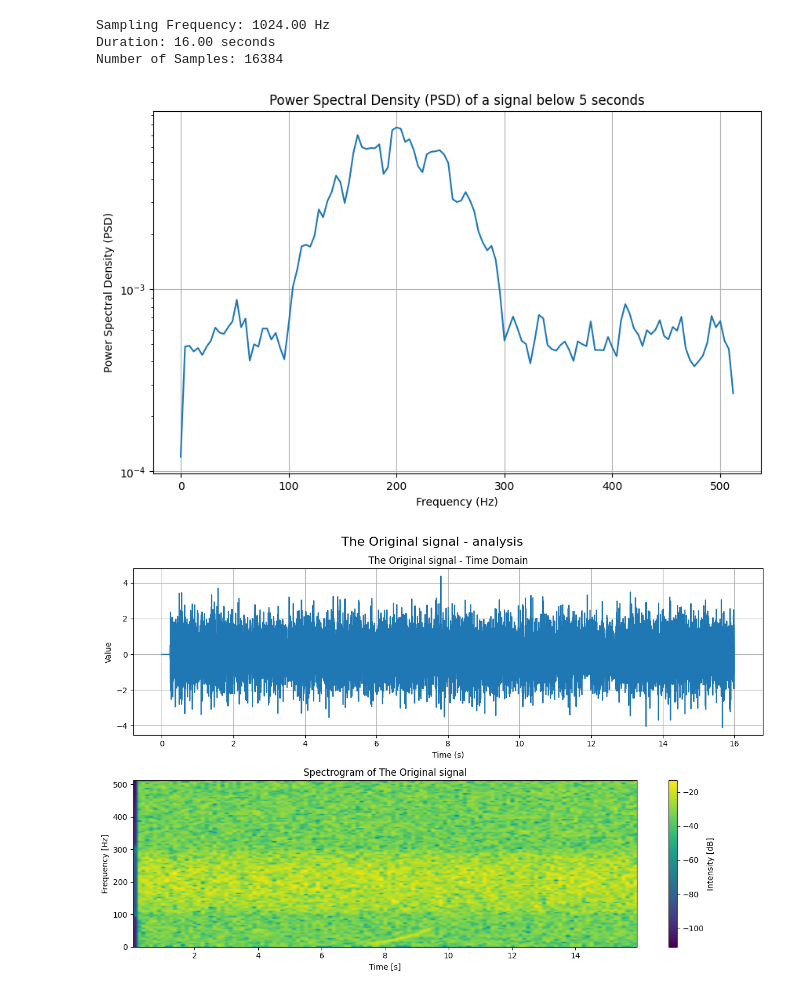
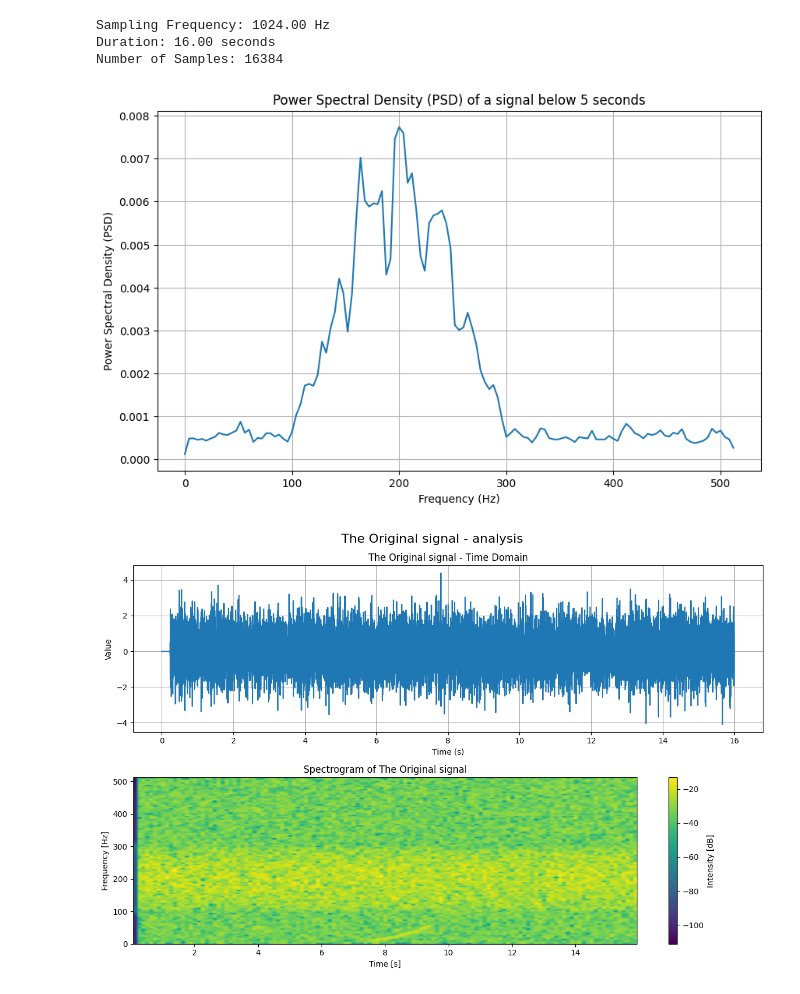
Before and after one commit to clara-lzy/summerschool, a Jupyter notebook: lab3_part2_Tasks.ipynb, the cells around one changed output. Cells and saved outputs as stored; diff of their text form; code cells hidden in the pictures.

```diff
--- a/lab3_part2_Tasks.ipynb
+++ b/lab3_part2_Tasks.ipynb
@@ -34,35 +34,35 @@ def whitening(freq_vec, psd_vec,signal_vec,samp_freq):#the filter using a two-si
     sqrt_psd = np.sqrt(psd_vec)
 
     # Design FIR filter using firwin2
     fltr_order=500
     b = signal.firwin2(fltr_order + 1, freq_vec, 1/sqrt_psd, fs=samp_freq)
 
     # Pass through the designed filter and scale
     output = signal.fftconvolve(signal_vec,b, mode='same')
 
     return output
 
 
 'Estimate the PSD of noise with using a signal below 5 seconds------------'
 
 for i in range(len(sampling_times)):
     if sampling_times[i] >5:
         index_5sec= i
         break
 
 # Estimate the PSD using Welch's method
 f, pxx = signal.welch(data_values[:index_5sec], fs, nperseg=256)
 
 # Plot the estimated PSD
 plt.figure(figsize=(10, 6))
-plt.semilogy(f, pxx)
+plt.plot(f, pxx)
 plt.xlabel('Frequency (Hz)')
 plt.ylabel('Power Spectral Density (PSD)')
 plt.title('Power Spectral Density (PSD) of a signal below 5 seconds')
 plt.grid(True)
 plt.show()
 # %% [output]
-[figure, old version]
+[figure, new version]
 # %%
 
 'Whitening the entire signal and comparing it with the original------------'
```
Also changed, not shown: 6 other files.
